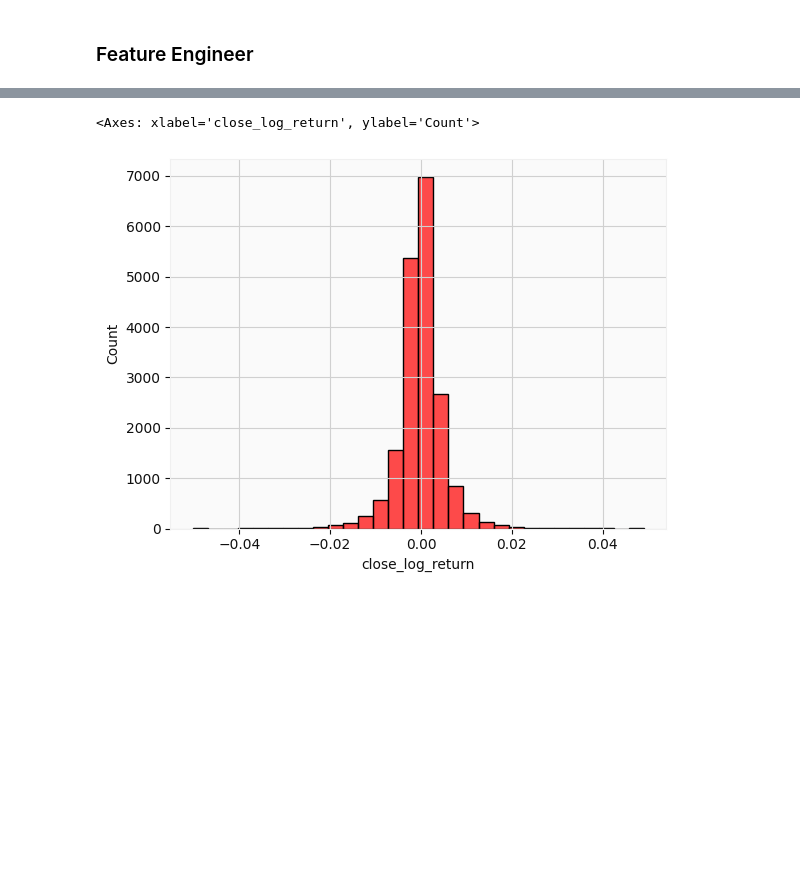
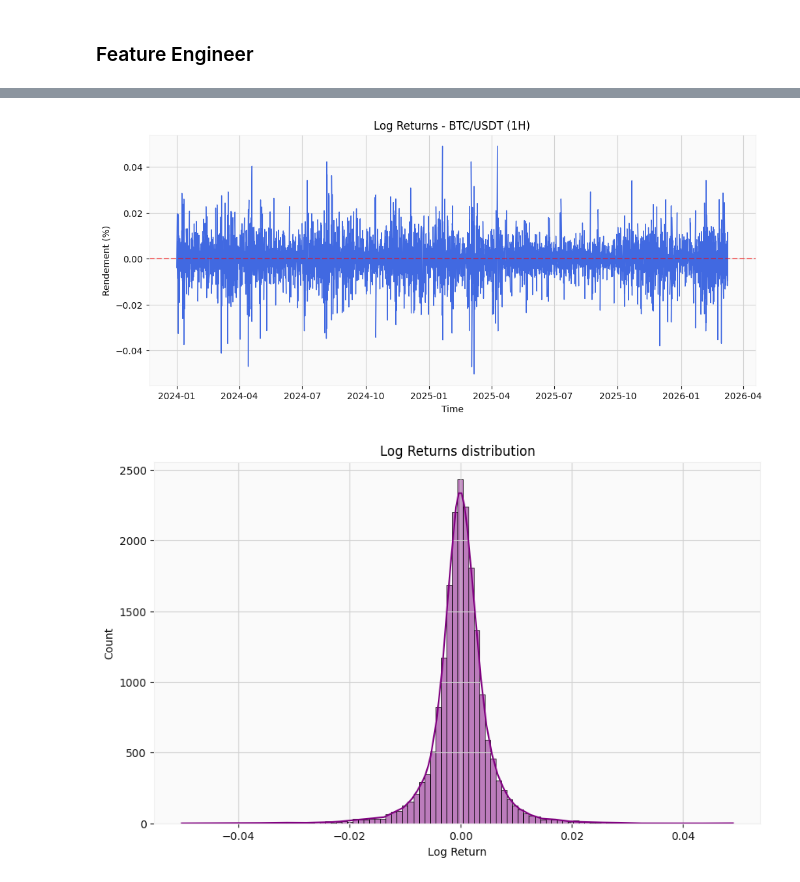
Before and after one commit to Henix212/Quant-Strat, a Jupyter notebook: Machine_Learning/XGboost.ipynb, the cells around one changed output, grey strips where cells are left out. Drawn from its saved outputs; the diff is of its cells as text; code cells hidden in the pictures; blank space fills up the shorter version.

```diff
--- a/Machine_Learning/XGboost.ipynb
+++ b/Machine_Learning/XGboost.ipynb
@@ -160,5 +164,17 @@ df
 # %%
-sns.histplot(lr, bins=30, color="red", edgecolor="black", alpha=0.7)
+plt.figure(figsize=(12, 5))
+sns.lineplot(data=df['close_log_return'], color='royalblue', linewidth=1)
+plt.axhline(0, color='red', linestyle='--', alpha=0.5)
+plt.title('Log Returns - BTC/USDT (1H)')
+plt.ylabel('Rendement (%)')
+plt.show()
 # %% [output]
-<Axes: xlabel='close_log_return', ylabel='Count'>
-[figure, old version]
+[figure, new version]
+# %%
+plt.figure(figsize=(10, 6))
+sns.histplot(df['close_log_return'].dropna(), kde=True, color='purple', bins=100)
+plt.title('Log Returns distribution')
+plt.xlabel('Log Return')
+plt.show()
+# %% [output]
+[figure, added]
```
Also changed, not shown: parts of 12 cells of this notebook.
